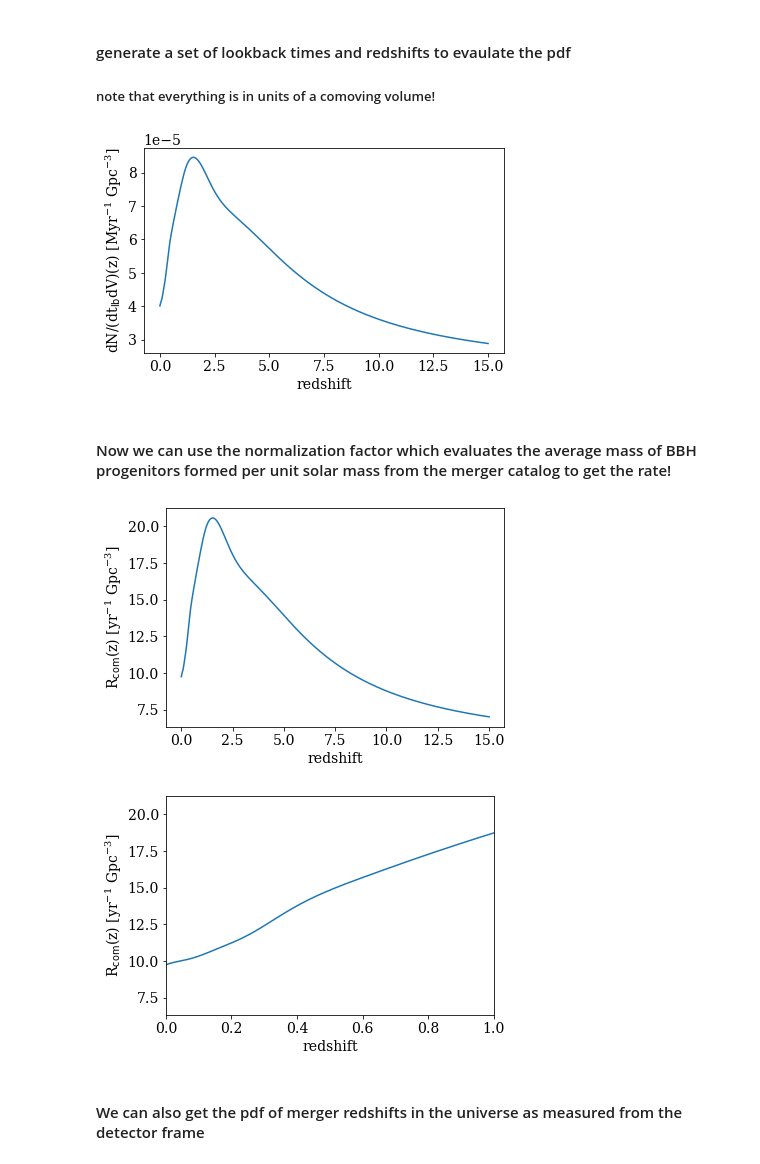
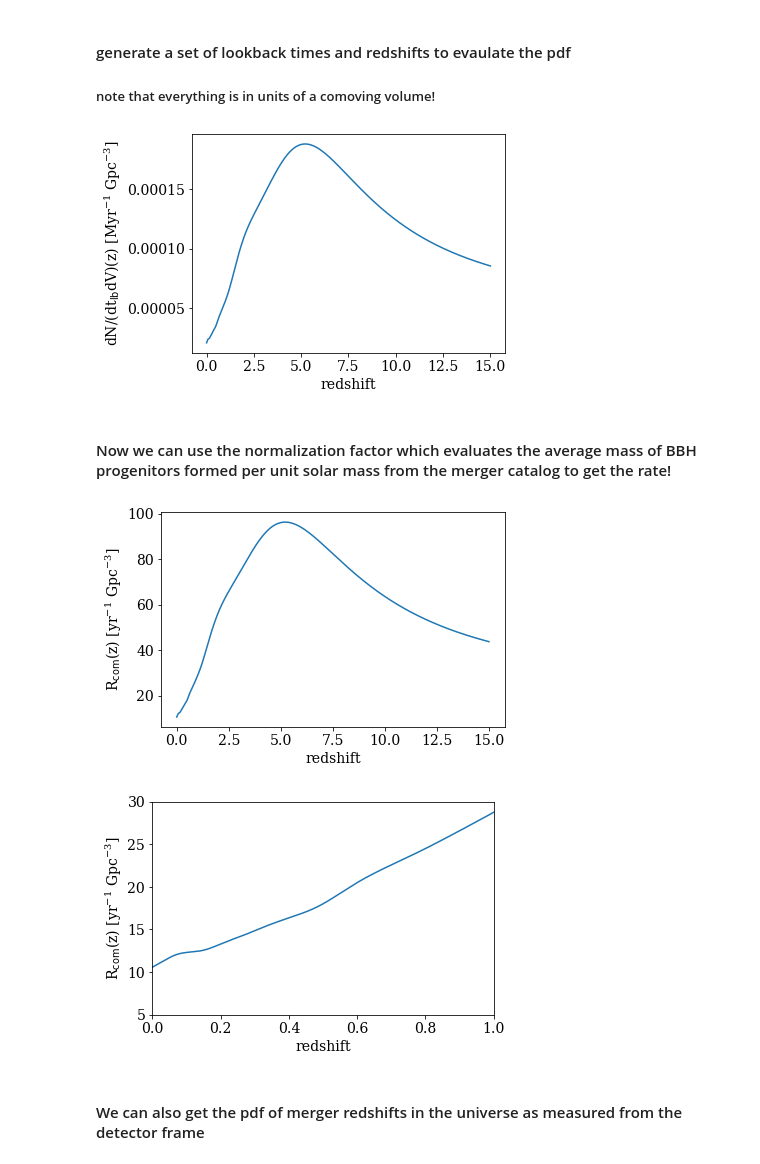
Before and after one commit to MarkGM02/cosmerge, a Jupyter notebook: sample_cat.ipynb, the cells around one changed output. Saved outputs shown, nothing was run; the diff lists cells and outputs as text; code cells hidden in the pictures.

```diff
--- a/sample_cat.ipynb
+++ b/sample_cat.ipynb
@@ -57,8 +19,18 @@ class Catalog(builtins.object)
+# %%
+n_sample = 10000000
+n_downsample=100
+path = '../alpha_1'
+label = r'$\alpha=1$'
+mets = np.logspace(np.log10(0.0001), np.log10(0.03), 30)
+mets = mets[:-1]
 # %%
 cat = catgen.Catalog(dat_path=path,
-                     merger_type='BBH',
                      sfr_model=sfh.mf_17,
-                     met_grid=mets)
+                     met_grid=mets,
+                     kstar_1='14',
+                     kstar_2='14',
+                     SFstart=13700.0,
+                     SFduration=0.0)
 # %% [markdown]
 ### build a catalog which contains mergers in a comoving volume of [Gpc$^3$]
 # %%
@@ -66,7 +56,7 @@ mergers, norm_fac = cat.build_cat(n_sample=n_sample, n_downsample=n_downsample)
 # %% [markdown]
 #### Build the pdf of the merger lookback time distribution
 # %%
-p_tlb = pdf.get_dN_dtlb_dV(mergers.t_merge)
+p_tlb = pdf.get_dN_dtlb_dV(np.array(mergers.t_merge, dtype=float))
 # %% [markdown]
 #### generate a set of lookback times and redshifts to evaulate the pdf
 ##### note that everything is in units of a comoving volume!
@@ -80,7 +70,7 @@ plt.xlabel('redshift')
 plt.ylabel(r'dN/(dt$_{\rm{lb}}$dV)(z) [Myr$^{-1}$ Gpc$^{-3}$]')
 plt.tight_layout()
 # %% [output]
-[figure, old version]
+[figure, new version]
 # %% [markdown]
 #### Now we can use the normalization factor which evaluates the average mass of BBH progenitors formed per unit solar mass from the merger catalog to get the rate!
 # %%
@@ -89,15 +79,16 @@ plt.xlabel('redshift')
 plt.ylabel(r'R$_{\rm{com}}$(z) [yr$^{-1}$ Gpc$^{-3}$]')
 plt.tight_layout()
 # %% [output]
-[figure, old version]
+[figure, new version]
 # %%
 plt.plot(z, p_tlb(tlb) * norm_fac)
 plt.xlabel('redshift')
 plt.ylabel(r'R$_{\rm{com}}$(z) [yr$^{-1}$ Gpc$^{-3}$]')
 plt.xlim(0, 1)
+plt.ylim(5, 30)
 plt.tight_layout()
 # %% [output]
-[figure, old version]
+[figure, new version]
 # %% [markdown]
 #### We can also get the pdf of merger redshifts in the universe as measured from the detector frame
 # %%
```
Also changed, not shown: parts of 11 cells of this notebook.
